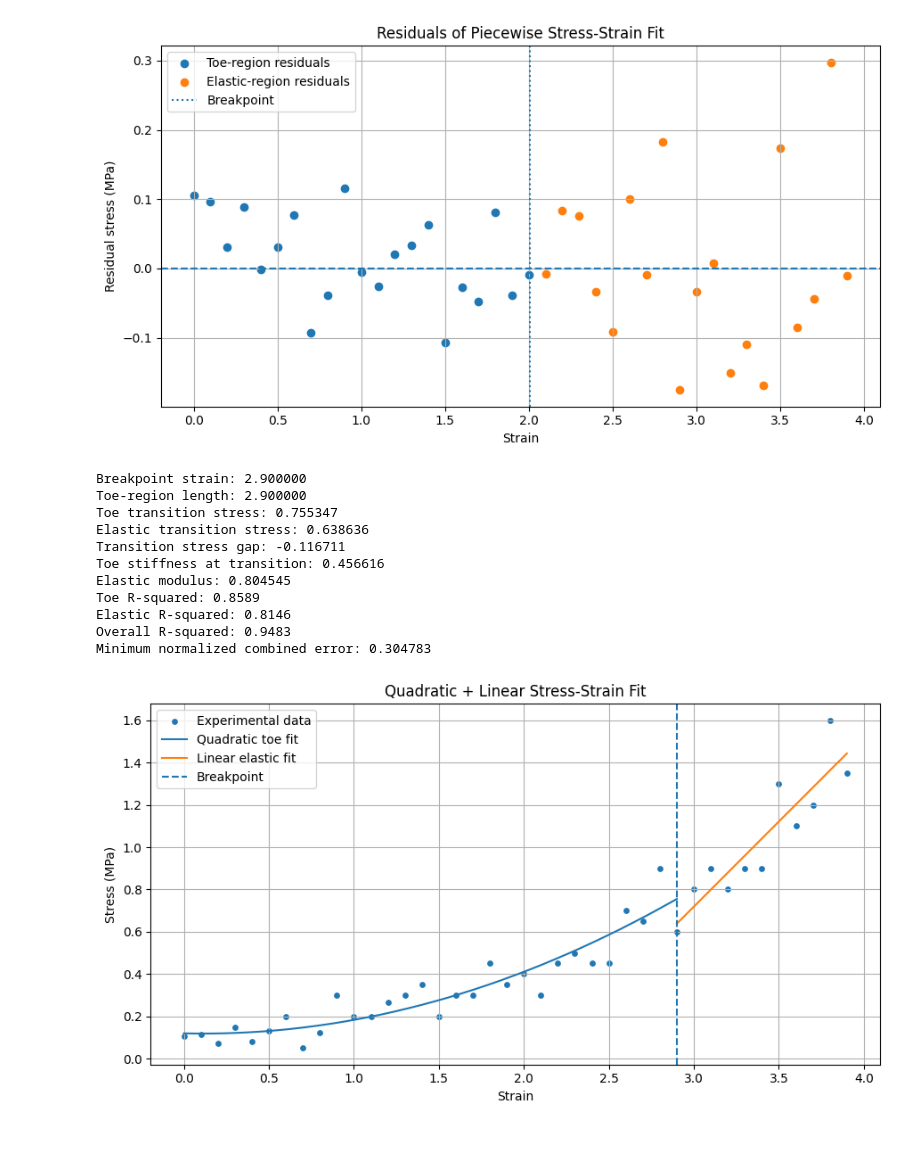
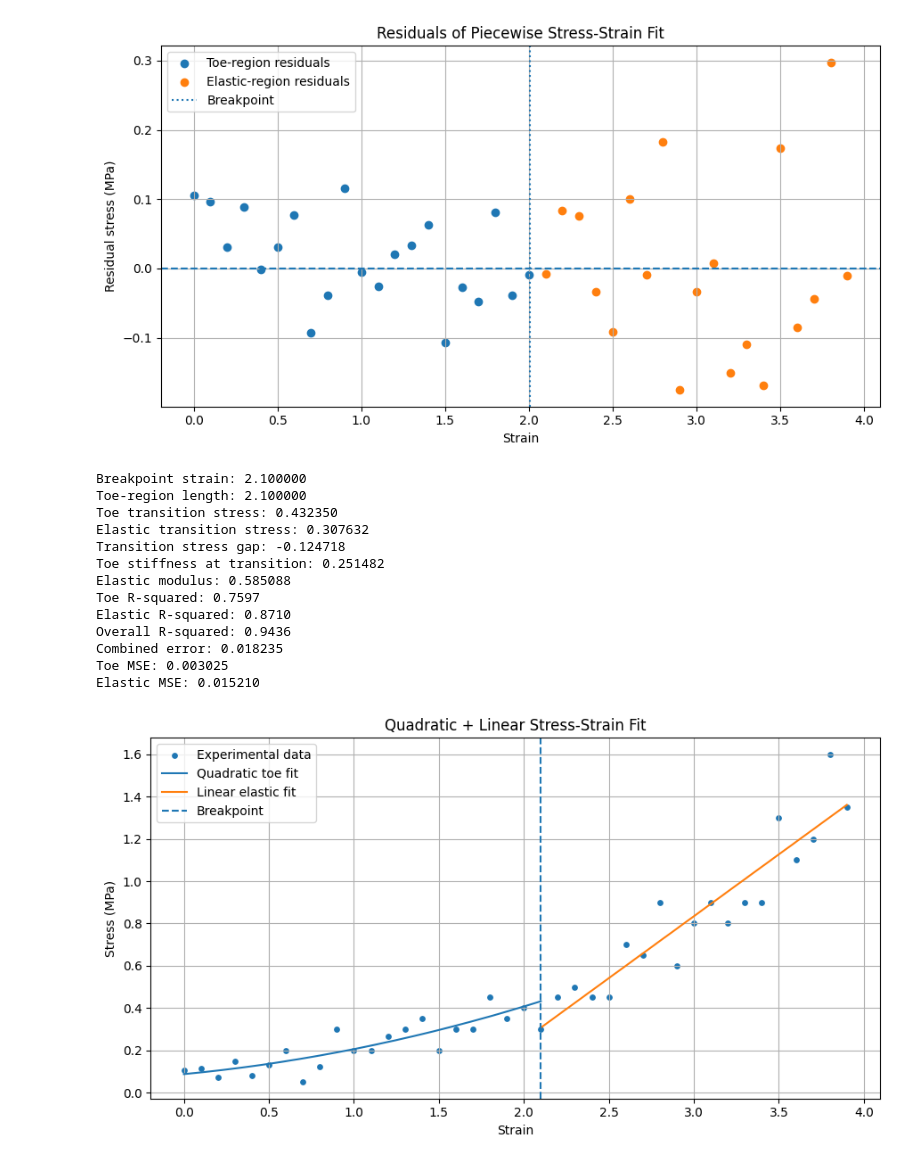
Before and after one commit to ifplutoknew/Python, a Jupyter notebook: Hair research data/Dry curly hair_20mm.ipynb, the cells around one changed output. Cells and saved outputs as stored; diff of their text form; code cells hidden in the pictures.

```diff
--- a/Hair research data/Dry curly hair_20mm.ipynb
+++ b/Hair research data/Dry curly hair_20mm.ipynb
@@ -659,6 +659,7 @@ results = []
 order = np.argsort(strain)
 strain = np.asarray(strain, dtype=float)[order]
 stress = np.asarray(stress, dtype=float)[order]
+
 
 # Search candidate breakpoints
 for i in range(min_points, len(strain) - min_points + 1):
@@ -680,16 +681,8 @@ for i in range(min_points, len(strain) - min_points + 1):
     toe_mse = np.mean((toe_y - toe_pred)**2)
     elastic_mse = np.mean((elastic_y - elastic_pred)**2)
 
-    # Normalize by stress variance in each region
-    toe_var = np.var(toe_y, ddof=1)
-    elastic_var = np.var(elastic_y, ddof=1)
-
-    if toe_var <= 0 or elastic_var <= 0:
-        continue
-
-    toe_nmse = toe_mse / toe_var
-    elastic_nmse = elastic_mse / elastic_var
-    total_nmse = toe_nmse + elastic_nmse
+    # Combined raw error
+    total_mse = toe_mse + elastic_mse
 
     results.append({
         "breakpoint": breakpoint,
@@ -698,10 +691,10 @@ for i in range(min_points, len(strain) - min_points + 1):
         "E": E, "d": d,
         "toe_mse": toe_mse,
         "elastic_mse": elastic_mse,
-        "toe_nmse": toe_nmse,
-        "elastic_nmse": elastic_nmse,
-        "total_nmse": total_nmse
+        "total_mse": total_mse
     })
+
+
 
 results_df = pd.DataFrame(results)
 
@@ -709,7 +702,7 @@ if results_df.empty:
     raise ValueError("No valid breakpoint was found.")
 
 best_result = results_df.loc[
-    results_df["total_nmse"].idxmin()
+    results_df["total_mse"].idxmin()
 ]
 
 # Extract the best fit
@@ -750,47 +743,54 @@ print(f"Toe transition stress: {toe_transition_stress:.6f}")
 print(f"Elastic transition stress: {elastic_transition_stress:.6f}")
 print(f"Transition stress gap: "
       f"{elastic_transition_stress - toe_transition_stress:.6f}")
 print(f"Toe stiffness at transition: {toe_stiffness:.6f}")
 print(f"Elastic modulus: {elastic_modulus:.6f}")
 print(f"Toe R-squared: {toe_r2:.4f}")
 print(f"Elastic R-squared: {elastic_r2:.4f}")
 print(f"Overall R-squared: {overall_r2:.4f}")
-print(f"Minimum normalized combined error: "
-      f"{best_result['total_nmse']:.6f}")
+print(f"Combined error: {best_result['total_mse']:.6f}")
+
+toe_mse = float(best_result["toe_mse"])
+elastic_mse = float(best_result["elastic_mse"])
+
+print(f"Toe MSE: {toe_mse:.6f}")
+print(f"Elastic MSE: {elastic_mse:.6f}")
 
 # Plot fitted curve
 plt.figure(figsize=(9, 5))
 plt.scatter(strain, stress, s=15, label="Experimental data")
 
 x_toe = np.linspace(toe_x.min(), breakpoint, 150)
 x_elastic = np.linspace(breakpoint, elastic_x.max(), 150)
 
 plt.plot(x_toe, quadratic(x_toe, a, b, c),
          label="Quadratic toe fit")
 plt.plot(x_elastic, linear(x_elastic, E, d),
          label="Linear elastic fit")
 plt.axvline(breakpoint, linestyle="--", label="Breakpoint")
 
 plt.xlabel("Strain")
 plt.ylabel("Stress (MPa)")
 plt.title("Quadratic + Linear Stress-Strain Fit")
 plt.legend()
 plt.grid(True)
 plt.tight_layout()
 plt.show()
 # %% [output]
-Breakpoint strain: 2.900000
-Toe-region length: 2.900000
-Toe transition stress: 0.755347
-Elastic transition stress: 0.638636
-Transition stress gap: -0.116711
-Toe stiffness at transition: 0.456616
-Elastic modulus: 0.804545
-Toe R-squared: 0.8589
-Elastic R-squared: 0.8146
-Overall R-squared: 0.9483
-Minimum normalized combined error: 0.304783
+Breakpoint strain: 2.100000
+Toe-region length: 2.100000
+Toe transition stress: 0.432350
+Elastic transition stress: 0.307632
+Transition stress gap: -0.124718
+Toe stiffness at transition: 0.251482
+Elastic modulus: 0.585088
+Toe R-squared: 0.7597
+Elastic R-squared: 0.8710
+Overall R-squared: 0.9436
+Combined error: 0.018235
+Toe MSE: 0.003025
+Elastic MSE: 0.015210
-[figure, old version]
+[figure, new version]
 # %%
 # ------------------------------------------
 # Residual plot: Quadratic + Linear Fit
```
Also changed, not shown: parts of 1 cell of this notebook, 1 other file.
